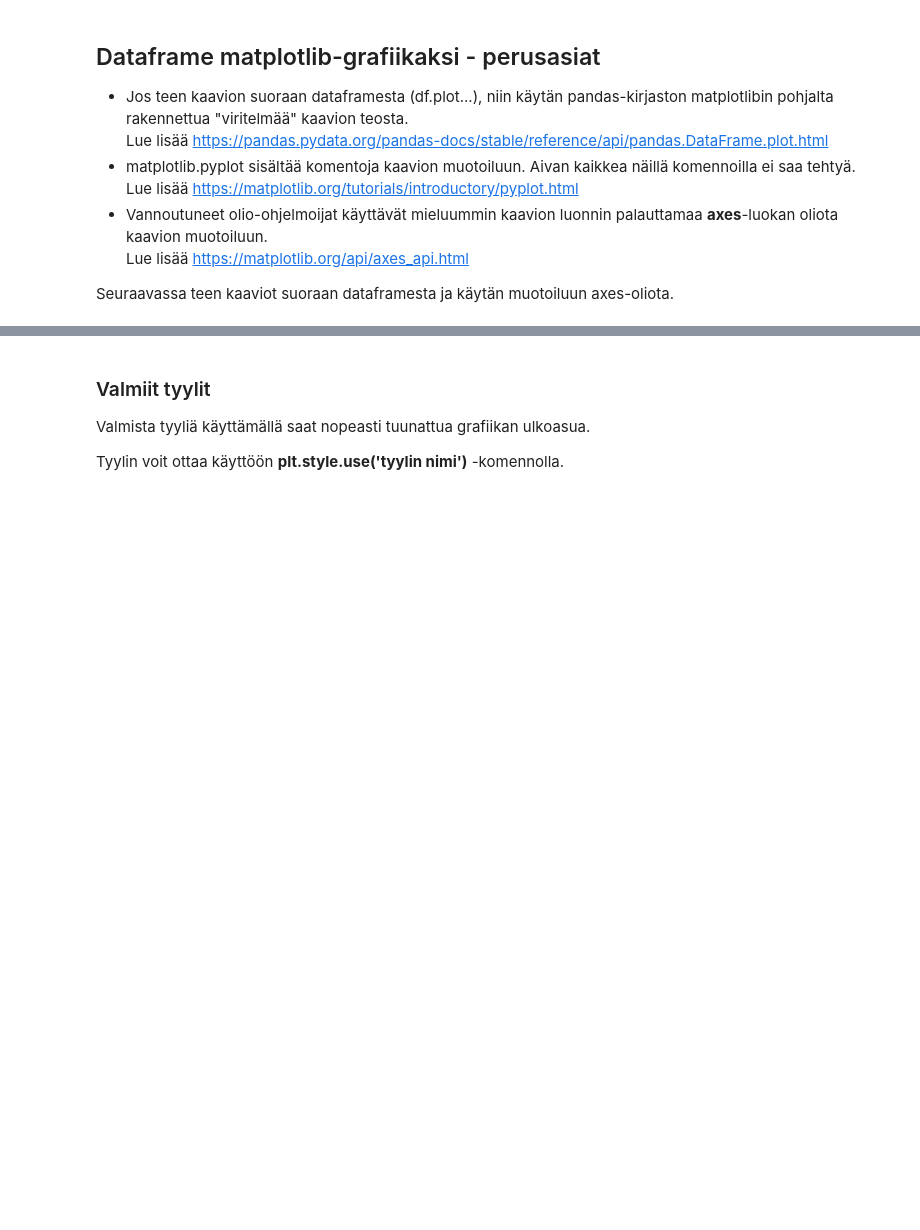
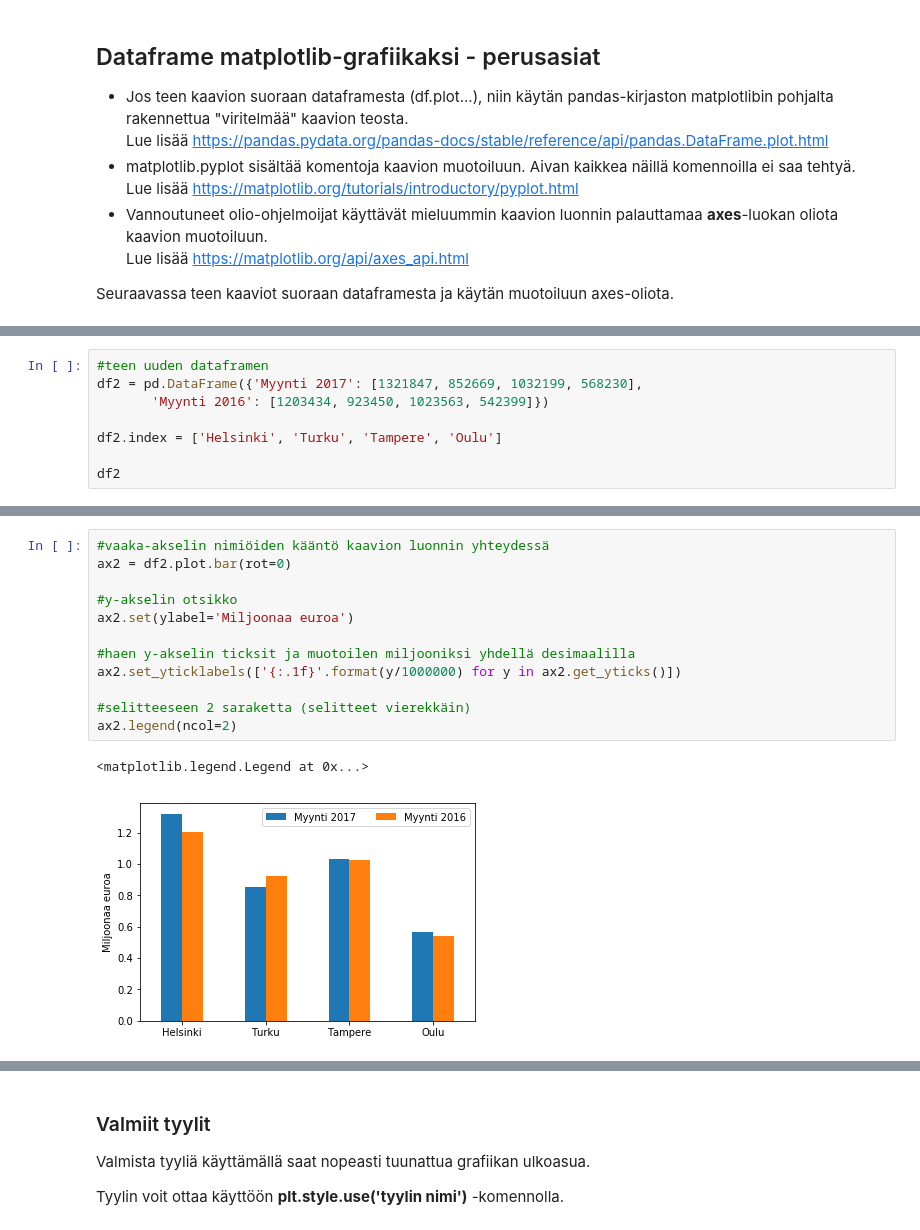
Before and after one commit to taanila/kaaviot, a Jupyter notebook: matplotlib.ipynb, the cells around one changed output, grey strips where cells are left out. Cells and saved outputs as stored; diff of their text form; blank space fills up the shorter version.

```diff
--- a/matplotlib.ipynb
+++ b/matplotlib.ipynb
@@ -16,0 +62,8 @@ import matplotlib.pyplot as plt
+# %%
+#teen uuden dataframen
+df2 = pd.DataFrame({'Myynti 2017': [1321847, 852669, 1032199, 568230],
+       'Myynti 2016': [1203434, 923450, 1023563, 542399]})
+
+df2.index = ['Helsinki', 'Turku', 'Tampere', 'Oulu']
+
+df2
@@ -16,0 +76,15 @@ import matplotlib.pyplot as plt
+# %%
+#vaaka-akselin nimiöiden kääntö kaavion luonnin yhteydessä
+ax2 = df2.plot.bar(rot=0)
+
+#y-akselin otsikko
+ax2.set(ylabel='Miljoonaa euroa')
+
+#haen y-akselin ticksit ja muotoilen miljooniksi yhdellä desimaalilla
+ax2.set_yticklabels(['{:.1f}'.format(y/1000000) for y in ax2.get_yticks()])
+
+#selitteeseen 2 saraketta (selitteet vierekkäin)
+ax2.legend(ncol=2)
+# %% [output]
+<matplotlib.legend.Legend at 0x...>
+[figure, added]
```
Also changed, not shown: parts of 31 cells of this notebook.
